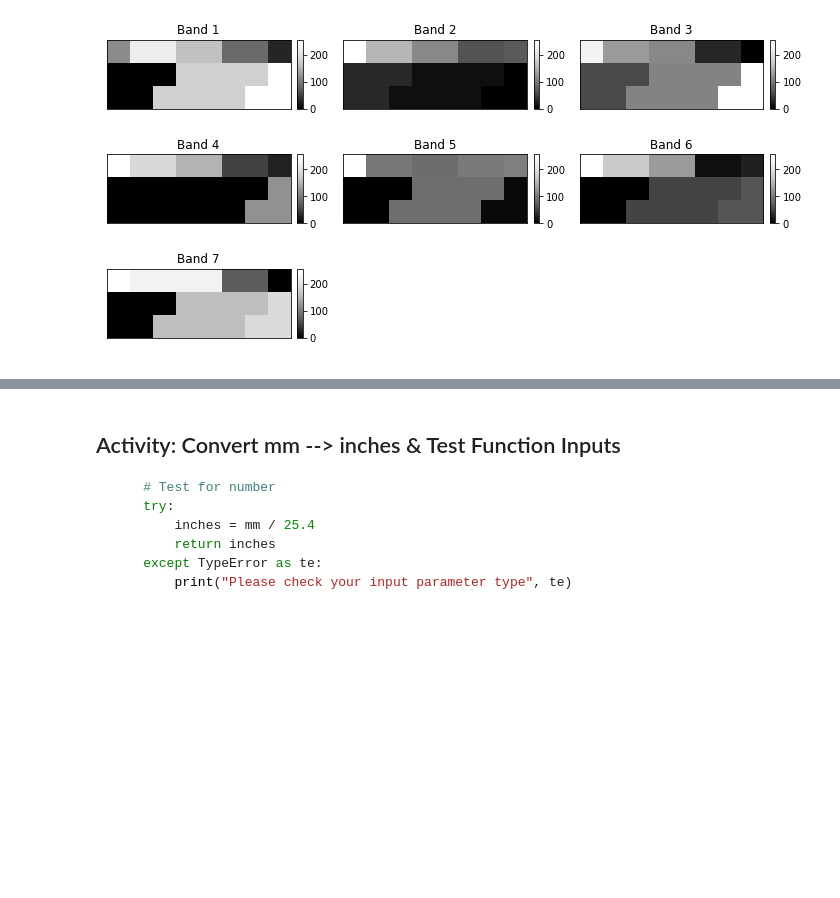
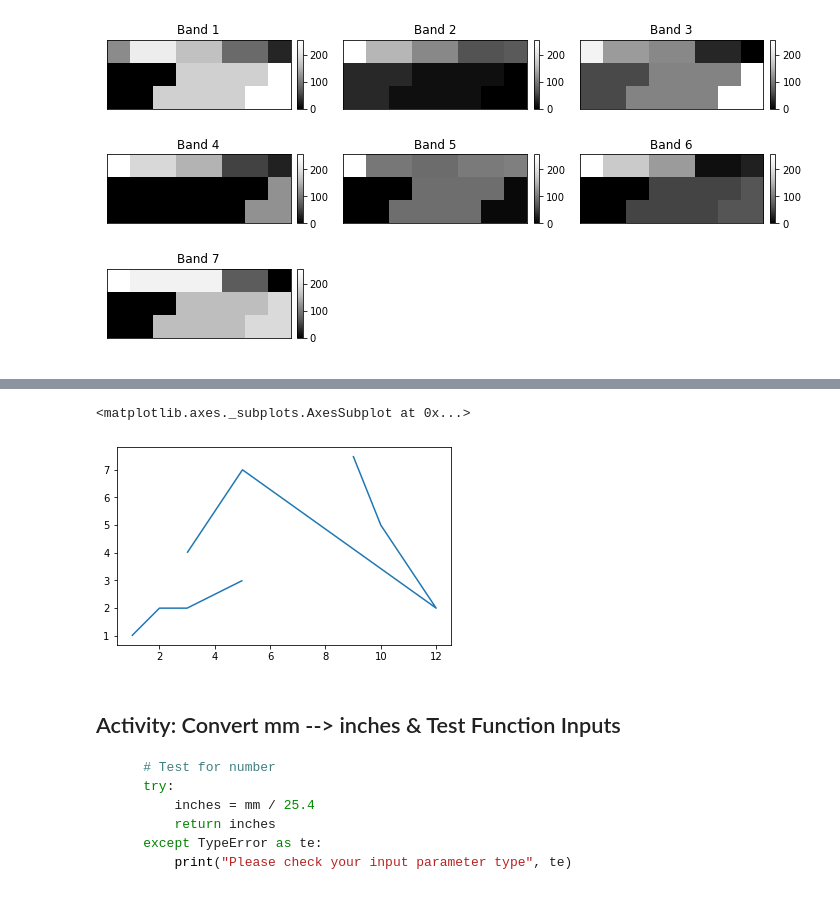
Before and after one commit to earthlab-education/ea-python-spring-2020-course-notebooks, a Jupyter notebook: in-class-demos/wk10-open-hdf4-python.ipynb, the cells around one changed output, grey strips where cells are left out. Saved outputs shown, nothing was run; the diff lists cells and outputs as text; code cells hidden in the pictures; blank space fills up the shorter version.

```diff
--- a/in-class-demos/wk10-open-hdf4-python.ipynb
+++ b/in-class-demos/wk10-open-hdf4-python.ipynb
@@ -328,3 +357,13 @@ plt.show()
+# %%
+# Create lines
+linea = LineString([(1, 1), (2, 2), (3, 2), (5, 3)])
+lineb = LineString([(3, 4), (5, 7), (12, 2), (10, 5), (9, 7.5)])
+gdf_line = gpd.GeoDataFrame([1, 2], geometry=[linea, lineb], crs="epsg:4326")
+
+gdf_line.plot()
+# %% [output]
+<matplotlib.axes._subplots.AxesSubplot at 0x...>
+[figure, added]
 # %% [markdown]
 ## Activity: Convert mm --> inches & Test Function Inputs
 
```
Also changed, not shown: parts of 10 cells of this notebook.
